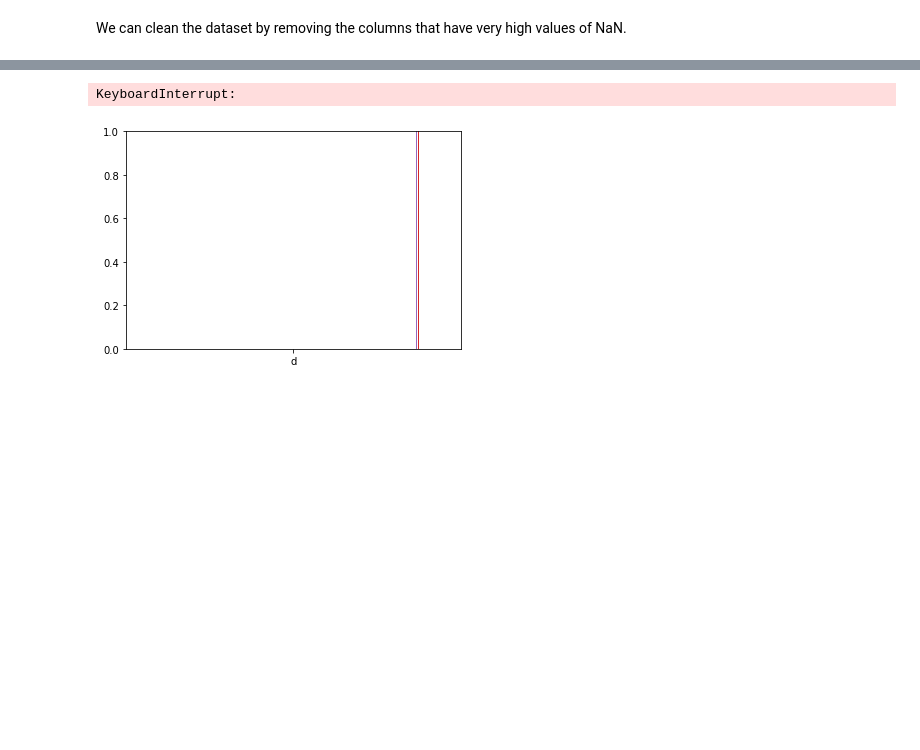
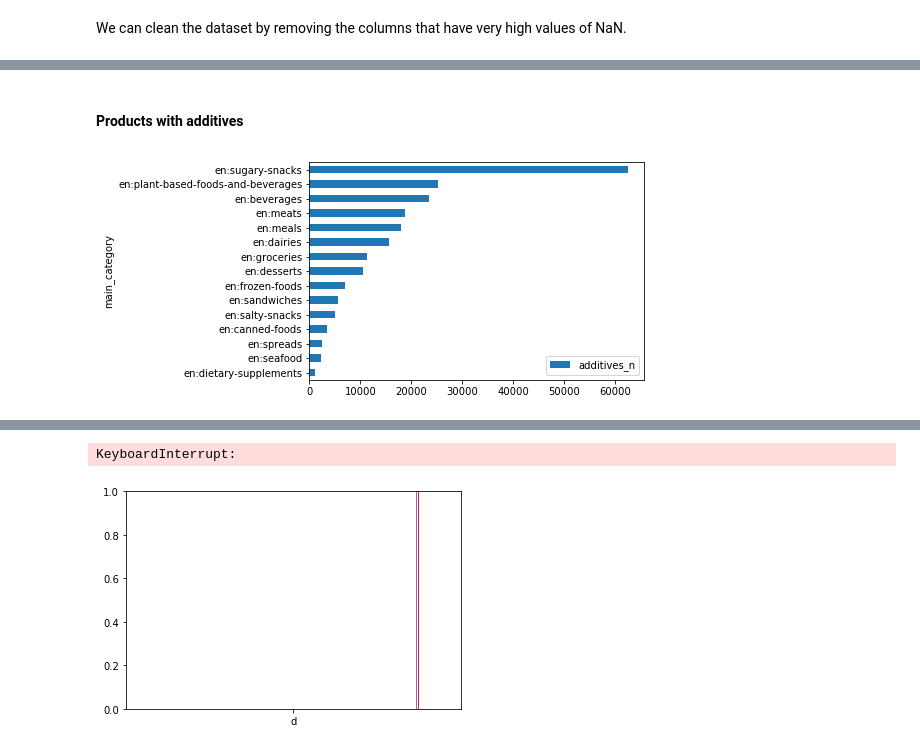
Before and after one commit to aelamran/ADA-project1-Openfoodfacts, a Jupyter notebook: Open Food Fact.ipynb, the cells around one changed output, grey strips where cells are left out. Cells and saved outputs as stored; diff of their text form; code cells hidden in the pictures; blank space fills up the shorter version.

```diff
--- a/Open Food Fact.ipynb
+++ b/Open Food Fact.ipynb
@@ -259,0 +284,10 @@ cleaned_df
+# %% [markdown]
+#### Products with additives
+# %%
+products_w_additives = cleaned_df.loc[:,['main_category','additives_n']].dropna()[cleaned_df.additives_n>0]
+products_w_additives = products_w_additives.groupby('main_category').sum().sort_values(by=['additives_n'],ascending=False)
+# %%
+products_w_additives[:15][::-1].plot.barh()
+plt.show()
+# %% [output]
+[figure, added]
```
Also changed, not shown: parts of 29 cells of this notebook.
